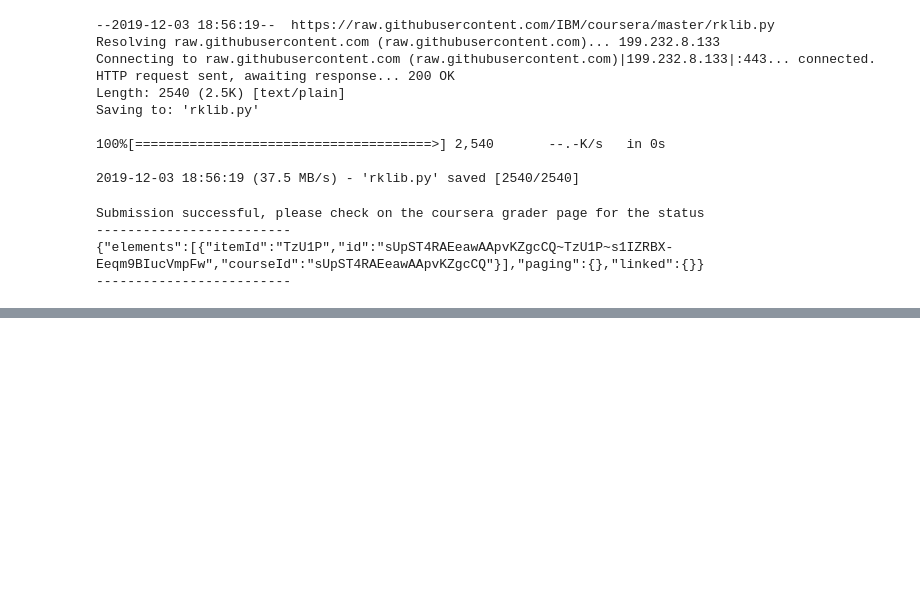
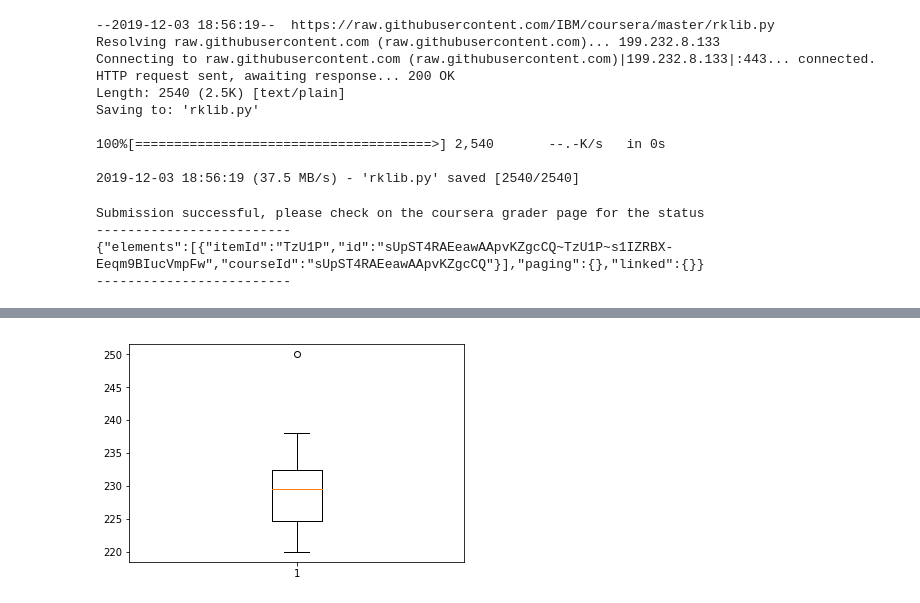
Before and after one commit to souhagaa/Apache-Spark-SQL, a Jupyter notebook: assignment3.5.ipynb, the cells around one changed output, grey strips where cells are left out. Saved outputs shown, nothing was run; the diff lists cells and outputs as text; code cells hidden in the pictures; blank space fills up the shorter version.

Commit message:
added plots

```diff
--- a/assignment3.5.ipynb
+++ b/assignment3.5.ipynb
@@ -171,3 +173,6 @@ Submission successful, please check on the coursera grader page for the status
 -------------------------
 {"elements":[{"itemId":"TzU1P","id":"sUpST4RAEeawAApvKZgcCQ~TzU1P~s1IZRBX-Eeqm9BIucVmpFw","courseId":"sUpST4RAEeawAApvKZgcCQ"}],"paging":{},"linked":{}}
 -------------------------
+# %%
+result = spark.sql("SELECT voltage FROM washing WHERE voltage is not null")
+result.collect()
@@ -173,0 +197,3 @@ Submission successful, please check on the coursera grader page for the status
+# %%
+voltages = result.rdd.map(lambda row: row.voltage).sample(False, 0.1).collect()
+voltages
@@ -173,0 +221,5 @@ Submission successful, please check on the coursera grader page for the status
+# %%
+plt.boxplot(voltages)
+plt.show()
+# %% [output]
+[figure, added]
```
Also changed, not shown: parts of 13 cells of this notebook.
